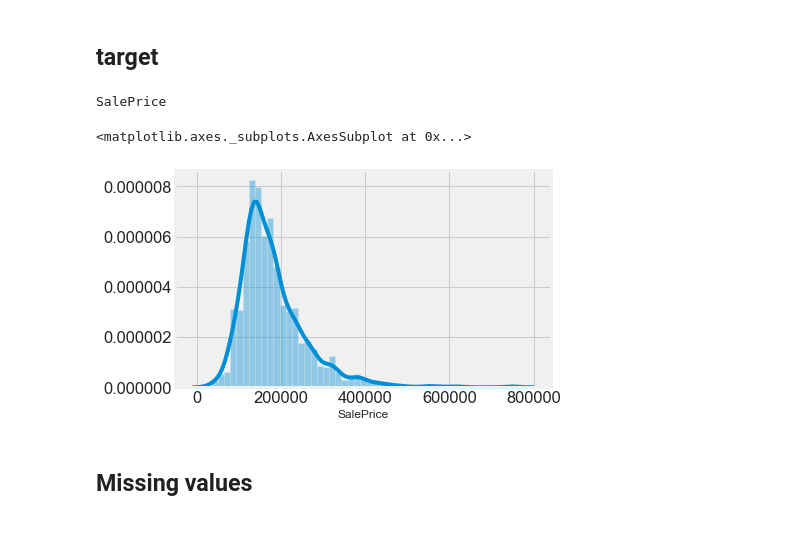
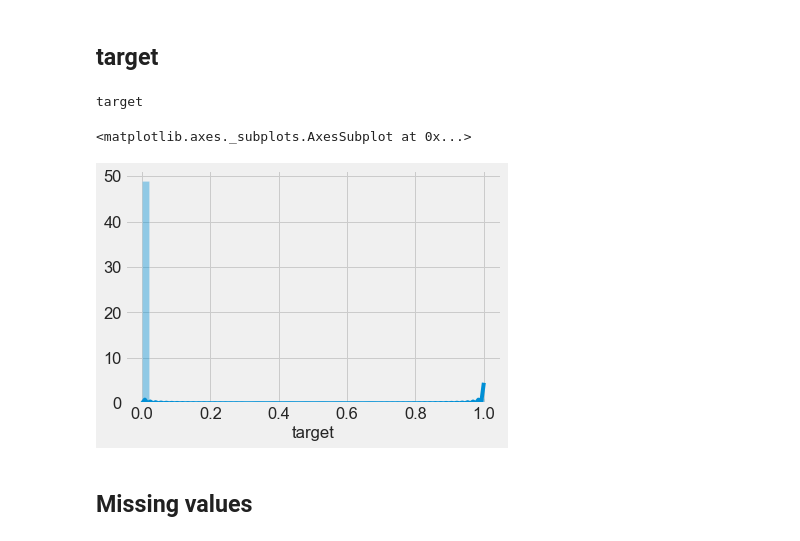
Before and after one commit to katsu1110/DataScienceComp, a Jupyter notebook: EDA.ipynb, the cells around one changed output. Saved outputs shown, nothing was run; the diff lists cells and outputs as text; code cells hidden in the pictures.

```diff
--- a/EDA.ipynb
+++ b/EDA.ipynb
@@ -264,9 +86,12 @@ print(files)
 # import data
 time0 = time.time()
 
-datapath = "inputs/" + files[-1] + "/"
+datapath = "inputs/" + files[1] + "/"
 train = pd.read_csv(datapath + 'train.csv')
 test = pd.read_csv(datapath + 'test.csv')
+pid = pd.read_csv(datapath + 'poi.csv')
+userlog = pd.read_csv(datapath + 'user_log.csv')
+submission = pd.read_csv(datapath + 'atmacup3_sample_submission.csv')
 
 time1 = time.time()
 print(time1 - time0, " seconds to load data")
@@ -300,0 +457,2 @@ test.head()
+# %%
+full_train, full_test = fe(full_train, full_test)
@@ -304,13 +536,13 @@ test.head()
 ## target
 # %%
 # target
-target = train.columns.values[~np.isin(train.columns.values, test.columns.values)][0]
+target = full_train.columns.values[~np.isin(full_train.columns.values, full_test.columns.values)][0]
 print(target)
 # %% [output]
-SalePrice
+target
 # %%
 # target histogram
-sns.distplot(train[target])
+sns.distplot(full_train[target])
 # %% [output]
 <matplotlib.axes._subplots.AxesSubplot at 0x...>
-[figure, old version]
+[figure, new version]
```
Also changed, not shown: parts of 98 cells of this notebook, 7 other files.
